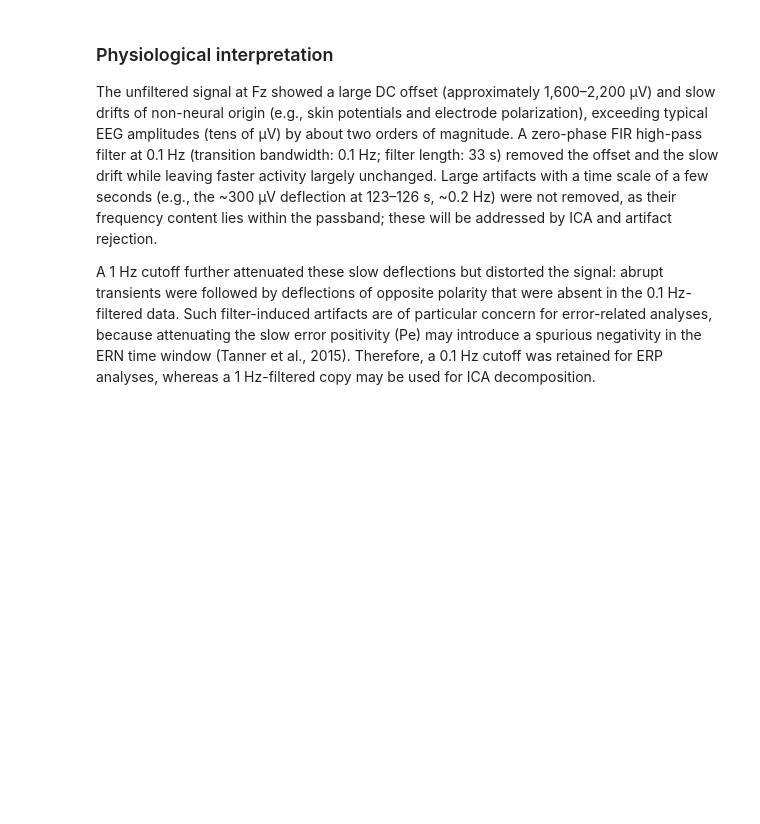
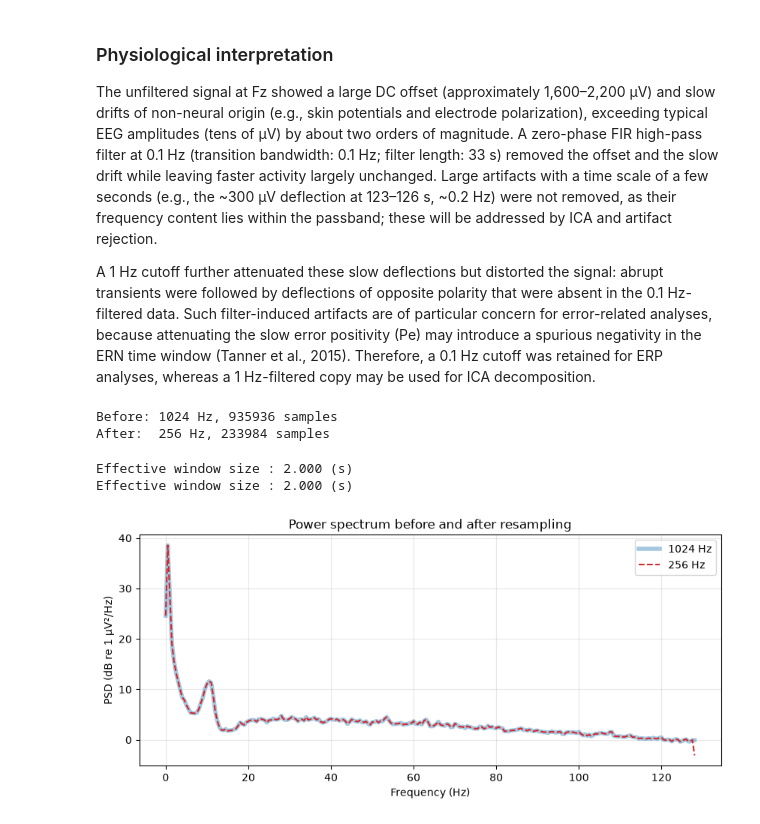
Before and after one commit to ajohari-moghadam/eeg-erp-learning, a Jupyter notebook: notebooks/03_preprocessing.ipynb, the cells around one changed output. Drawn from its saved outputs; the diff is of its cells as text; code cells hidden in the pictures; blank space fills up the shorter version.

Commit message:
Add resampling to 256 Hz with spectral comparison

```diff
--- a/notebooks/03_preprocessing.ipynb
+++ b/notebooks/03_preprocessing.ipynb
@@ -220,3 +220,33 @@ the slow error positivity (Pe) may introduce a spurious negativity in the
 ERN time window (Tanner et al., 2015). Therefore, a 0.1 Hz cutoff was
 retained for ERP analyses, whereas a 1 Hz-filtered copy may be used for
 ICA decomposition.
+# %%
+print(f"Before: {raw_hp.info['sfreq']:.0f} Hz, {raw_hp.n_times} samples")
+raw_rs = raw_hp.copy().resample(sfreq=256)
+print(f"After:  {raw_rs.info['sfreq']:.0f} Hz, {raw_rs.n_times} samples")
+# %% [output]
+Before: 1024 Hz, 935936 samples
+After:  256 Hz, 233984 samples
+# %%
+spec_before = raw_hp.compute_psd(fmax=128, n_fft=2048)
+spec_after = raw_rs.compute_psd(fmax=128, n_fft=512)
+
+curves = [
+    (spec_before, dict(label="1024 Hz", linewidth=4, alpha=0.4, color="tab:blue")),
+    (spec_after, dict(label="256 Hz", linewidth=1.5, color="tab:red", linestyle="--")),
+]
+
+fig, ax = plt.subplots(figsize=(10, 4))
+for spec, style in curves:
+    psd, freqs = spec.get_data(picks="eeg", return_freqs=True)
+    ax.plot(freqs, 10 * np.log10(psd.mean(axis=0) * 1e12), **style)
+
+ax.set(xlabel="Frequency (Hz)", ylabel="PSD (dB re 1 µV²/Hz)",
+       title="Power spectrum before and after resampling")
+ax.legend()
+ax.grid(True, alpha=0.3)
+plt.show()
+# %% [output]
+Effective window size : 2.000 (s)
+Effective window size : 2.000 (s)
+[figure, added]
```
Also changed, not shown: parts of 2 cells of this notebook.
